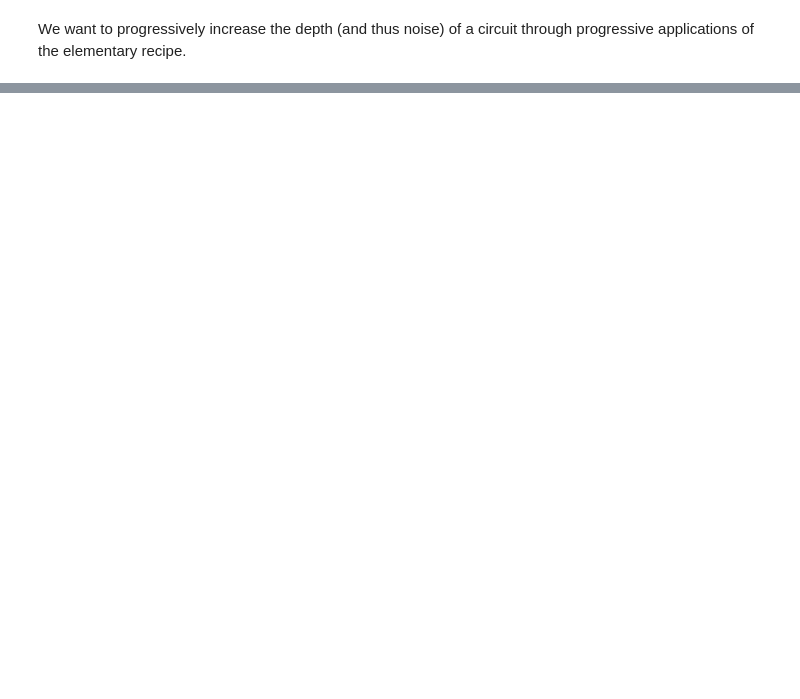
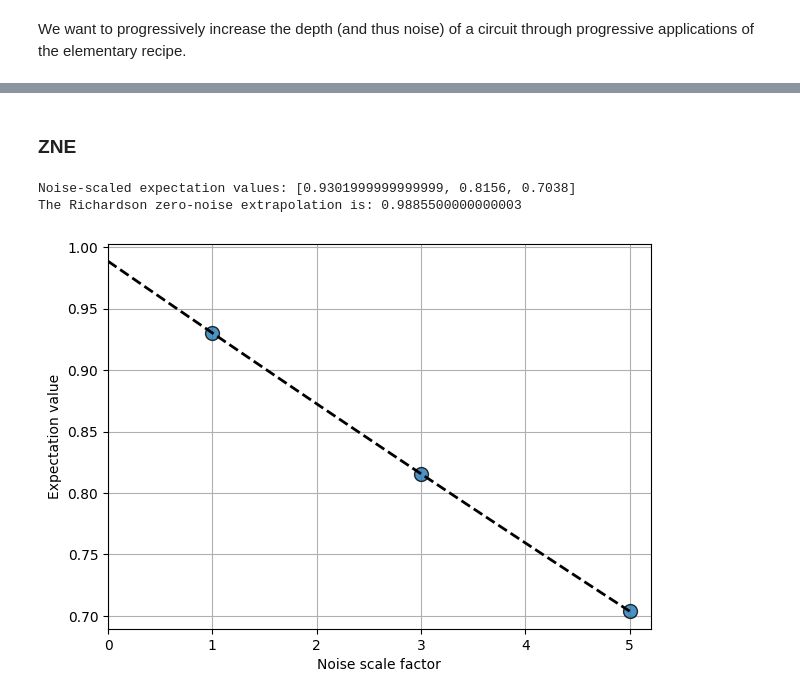
Before and after one commit to unitaryfund/circuit-unoptimization, a Jupyter notebook: notebooks/zne_via_unopt.ipynb, the cells around one changed output, grey strips where cells are left out. Cells and saved outputs as stored; diff of their text form; code cells hidden in the pictures; blank space fills up the shorter version.

```diff
--- a/notebooks/zne_via_unopt.ipynb
+++ b/notebooks/zne_via_unopt.ipynb
@@ -530,0 +510,11 @@ Noise-scaled expectation values: [0.791, 0.6699999999999999, 0.5922, 0.498000000
+# %%
+backend = AerSimulator()
+noise_model = depolarizing_noise_model(error=0.01)
+shots = 10_000
+
+num_qubits = 5
+depth = 6
+
+scale_factors = [1, 3, 5]
+
+qc = random_two_qubit_circuit(num_qubits=num_qubits, depth=depth)
@@ -530,0 +534,21 @@ Noise-scaled expectation values: [0.791, 0.6699999999999999, 0.5922, 0.498000000
+# %% [markdown]
+### ZNE
+# %%
+# Generate a list of folded circuits
+noise_scaled_circuits = [zne.scaling.fold_gates_at_random(qc, s) for s in scale_factors]
+noise_scaled_vals = [execute(circuit=circ, backend=backend, shots=shots, noise_model=noise_model) for circ in noise_scaled_circuits]
+print("Noise-scaled expectation values:", noise_scaled_vals)
+
+# Initialize a Richardson extrapolation object
+richardson_factory = zne.RichardsonFactory(scale_factors)
+
+# Load the previously measured data
+for s, val in zip(scale_factors, noise_scaled_vals):
+    richardson_factory.push({"scale_factor": s}, val)
+
+print("The Richardson zero-noise extrapolation is:", richardson_factory.reduce())
+_ = richardson_factory.plot_fit()
+# %% [output]
+Noise-scaled expectation values: [0.9301999999999999, 0.8156, 0.7038]
+The Richardson zero-noise extrapolation is: 0.9885500000000003
+[figure, added]
```
Also changed, not shown: parts of 14 cells of this notebook.
